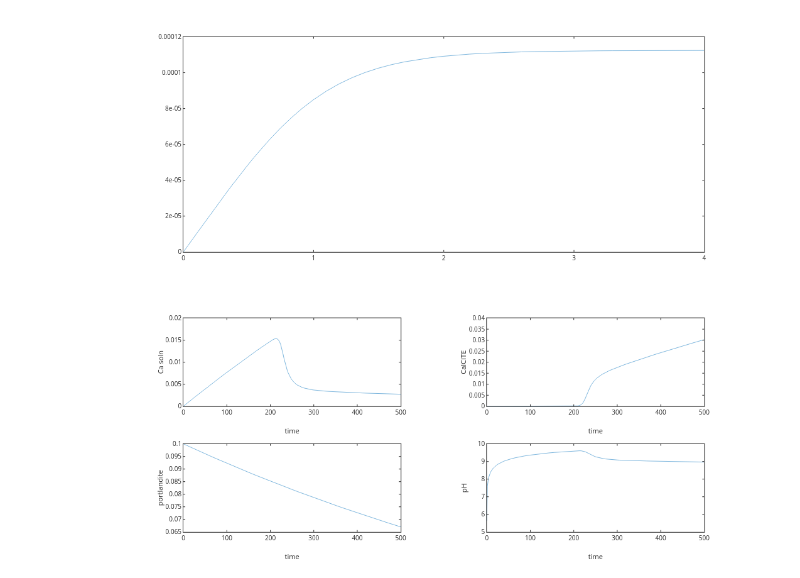
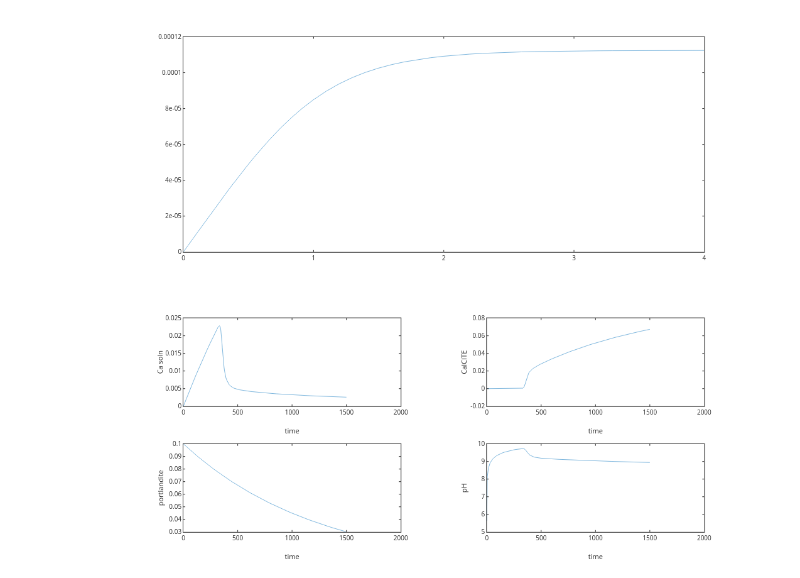
Before and after one commit to skotssd/GeochemEquilib, a Jupyter notebook: USERS/Scott/Port_to_calcite_C_capture/Modelwithloopratesmineralsonly.ipynb, the cells around one changed output. Cells and saved outputs as stored; diff of their text form; code cells hidden in the pictures.

```diff
--- a/USERS/Scott/Port_to_calcite_C_capture/Modelwithloopratesmineralsonly.ipynb
+++ b/USERS/Scott/Port_to_calcite_C_capture/Modelwithloopratesmineralsonly.ipynb
@@ -139,20 +141,20 @@ end
 # %%
 f=@(t,Ca) dCa_by_dt(t,Ca);
 
 %[t, C]=ode23s(f,[0 1500],[10 1e-9 1e-9]);
-[t, C]=ode45(f,[0 500],[0.1 1E-9 0]);
+[t, C]=ode45(f,[0 1500],[0.1 1E-9 1e-9]);
 
 %C(:,1) portlandite left over
 %C(:,2) CaCO3 ppte
 Caplt=C(:,3); %Ca
 for i=1:length(Caplt)
     [H,OH,H2CO3,HCO3,CO3]=CCaspeciesopennoCa(Caplt(i),Kw,KH,Ka1,Ka2,PCO2);
     pH(i)=-log10(H);
 end
 
 subplot(221); plot(t,C(:,3)); ylabel('Ca soln'); xlabel('time')
 subplot(222); plot(t,C(:,2)); ylabel('CalCITE'); xlabel('time')
 subplot(223); plot(t,C(:,1)); ylabel('portlandite'); xlabel('time')
 subplot(224); plot(t,pH); ylabel('pH'); xlabel('time')
 # %% [output]
-[figure, old version]
+[figure, new version]
```
Also changed, not shown: parts of 2 cells of this notebook, 2 other files.
